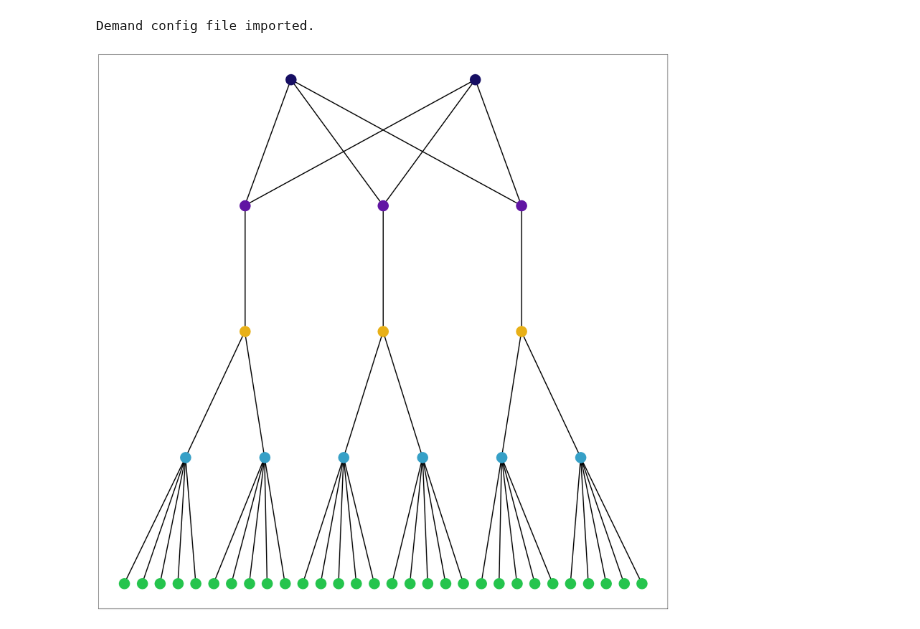
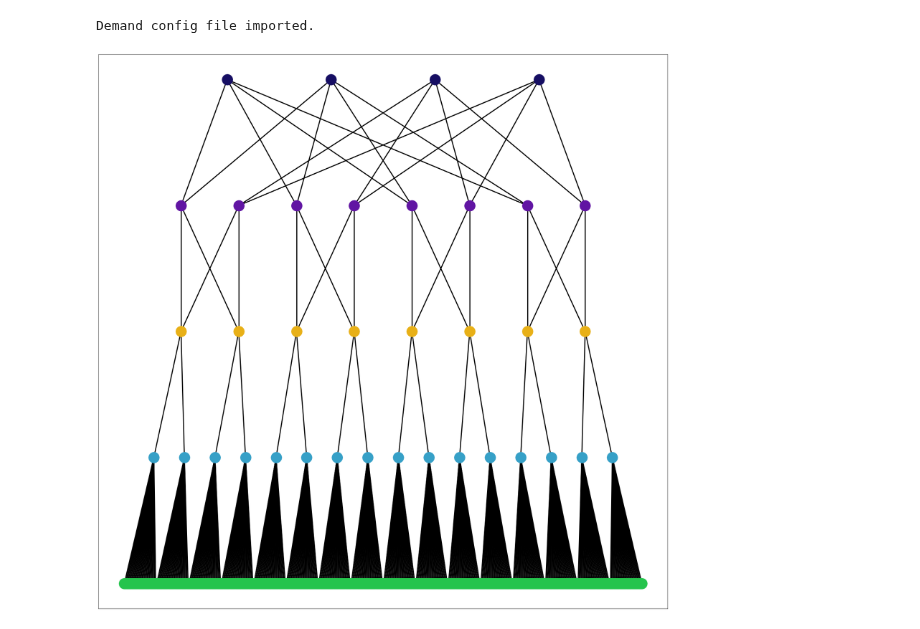
Before and after one commit to cwfparsonson/trafpy, a Jupyter notebook: notebooks/load_implementation.ipynb, the cells around one changed output. Cells and saved outputs as stored; diff of their text form; code cells hidden in the pictures.

```diff
--- a/notebooks/load_implementation.ipynb
+++ b/notebooks/load_implementation.ipynb
@@ -60,10 +60,10 @@ print('Network capacity: {} Gbps'.format(network_capacity))
 print('Num slots: {}'.format(len(slots_dict.keys())))
 # print('Slots dict:\n{}'.format(_slots_dict))
 # %%
-net = tpg.gen_fat_tree(k=3, N=5, num_channels=1)
+net = tpg.gen_fat_tree(k=4, N=30, num_channels=1)
 fig = tpg.plot_network(net, draw_node_labels=False, network_node_size=1000, linewidths=1)
 # %% [output]
-[figure, old version]
+[figure, new version]
 # %%
 # rack_prob_config = {'racks_dict': net.graph['rack_to_ep_dict'], 'prob_inter_rack': 0.7}
 rack_prob_config = None
```
Also changed, not shown: parts of 1 cell of this notebook, 3 other files.
